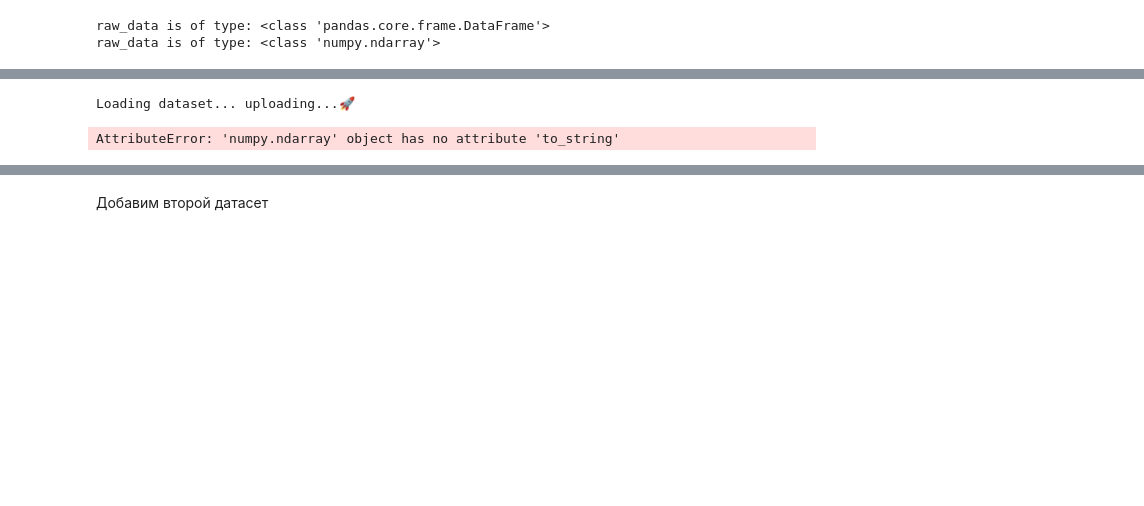
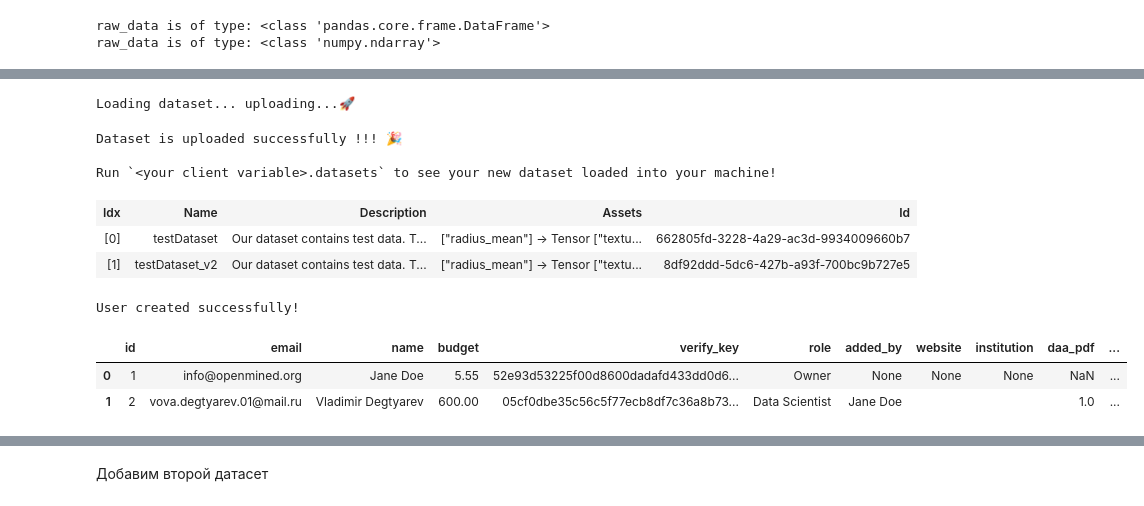
Before and after one commit to godrrrain/diplom, a Jupyter notebook: final_load_dataset.ipynb, the cells around one changed output, grey strips where cells are left out. Drawn from its saved outputs; the diff is of its cells as text; code cells hidden in the pictures; blank space fills up the shorter version.

```diff
--- a/final_load_dataset.ipynb
+++ b/final_load_dataset.ipynb
@@ -145,12 +279,37 @@ final_dataset
 # %%
 domain_client.load_dataset(
-   name="testDataset",
+   name="testDataset_v2",
    assets=final_dataset,
-   description="Our dataset contains test data. There are 2 columns and 4 rows in our dataset."
+   description="Our dataset contains test data. There are 31 columns and 250 rows in our dataset."
 )
 # %% [output]
 Loading dataset... uploading...🚀
-AttributeError: 'numpy.ndarray' object has no attribute 'to_string'
+Dataset is uploaded successfully !!! 🎉
+
+Run `<your client variable>.datasets` to see your new dataset loaded into your machine!
+# %%
+domain_client.datasets
+# %% [output]
+| Idx | Name | Description | Assets | Id |
+| [0] | testDataset | Our dataset contains test data. T... | ["radius_mean"] -> Tensor ["textu... | 662805fd-3228-4a29-ac3d-9934009660b7 |
+| [1] | testDataset_v2 | Our dataset contains test data. T... | ["radius_mean"] -> Tensor ["textu... | 8df92ddd-5dc6-427b-a93f-700bc9b727e5 |
+# %%
+domain_client.users.create(
+    **{
+        "name": "Vladimir Degtyarev",
+        "email": "vova.degtyarev.01@mail.ru",
+        "password": "20012002",
+        "budget": 600
+    }
+)
+# %% [output]
+User created successfully!
+# %%
+domain_client.users
+# %% [output]
+|  | id | email | name | budget | verify_key | role | added_by | website | institution | daa_pdf | ... |
+| 0 | 1 | info@openmined.org | Jane Doe | 5.55 | 52e93d53225f00d8600dadafd433dd0d6... | Owner | None | None | None | NaN | ... |
+| 1 | 2 | vova.degtyarev.01@mail.ru | Vladimir Degtyarev | 600.00 | 05cf0dbe35c56c5f77ecb8df7c36a8b73... | Data Scientist | Jane Doe |  |  | 1.0 | ... |
 # %%
 import syft as sy
 
```
Also changed, not shown: parts of 15 cells of this notebook.
